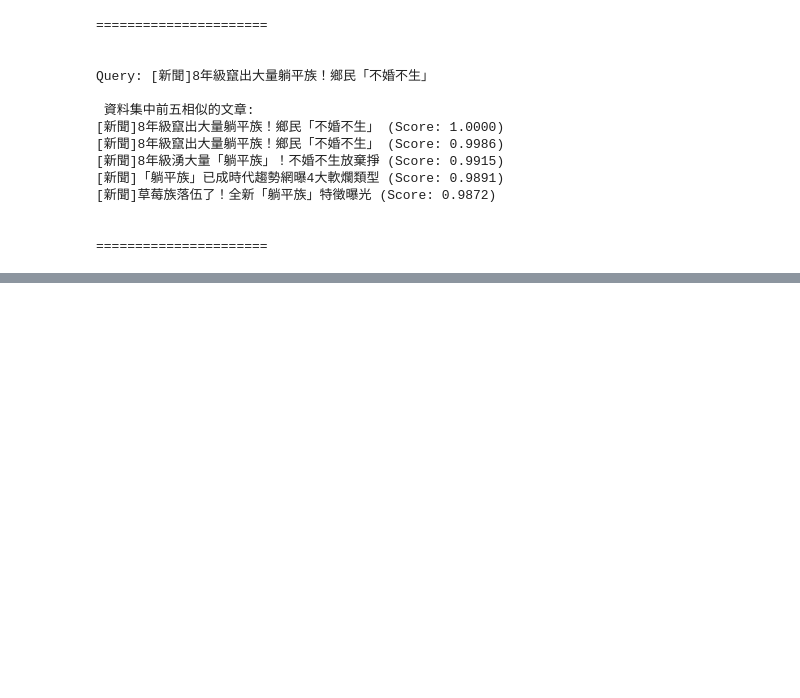
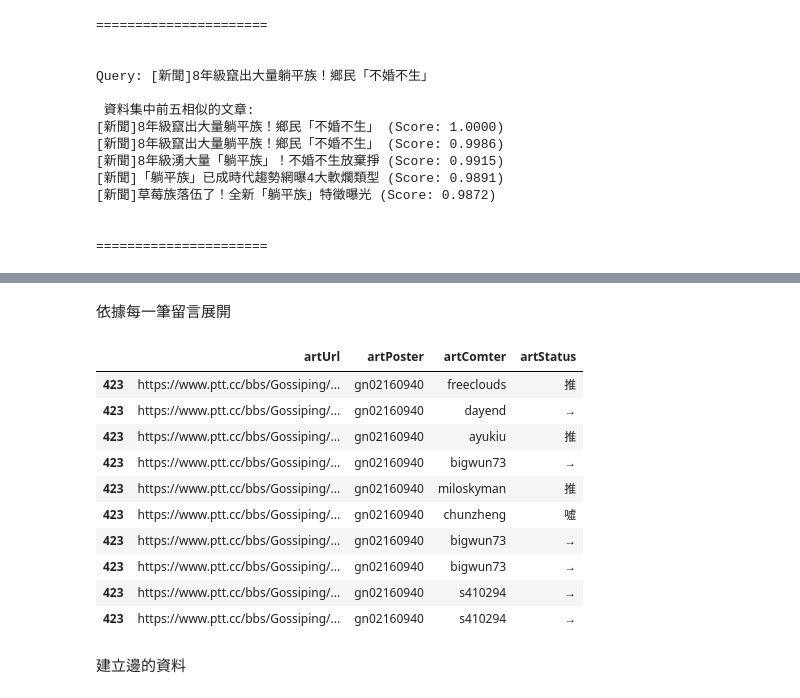
Before and after one commit to BillWu0222/Text_mining, a Jupyter notebook: Lie_Flat_Project/final_project.ipynb, the cells around one changed output, grey strips where cells are left out. Cells and saved outputs as stored; diff of their text form; code cells hidden in the pictures; blank space fills up the shorter version.

```diff
--- a/Lie_Flat_Project/final_project.ipynb
+++ b/Lie_Flat_Project/final_project.ipynb
@@ -98,16 +97,0 @@ Name: count, dtype: int64
-# %%
-ptt = ptt[ptt.artComment != '[]'] # 刪除沒有comment的文章
-
-# 取出 commentContent
-def getComtInfo(com):
-    cmtContent = ""
-    com = eval(com)
-    # print(com)
-    for i in com:
-        # print(i)
-        cmtContent += i['cmtContent']
-    return pd.Series([cmtContent])
-
-
-ptt[['cmtContent']] = ptt['artComment'].apply(lambda r: getComtInfo(r))
-ptt.head(3)
@@ -931,0 +894,3 @@ Query: [新聞]8年級竄出大量躺平族！鄉民「不婚不生」
+# %%
+raw_data=pd.read_csv("./raw_data/Lie-Flat.csv")
+raw_data.head()
@@ -931,0 +904,8 @@ Query: [新聞]8年級竄出大量躺平族！鄉民「不婚不生」
+# %%
+##只取有回覆過的文章
+raw_data = raw_data[raw_data.artComment != '[]']
+
+##由於文章數量較多，顧取其1/30
+raw_data = raw_data.sample(round(raw_data.shape[0]/4))
+print(raw_data.shape)
+raw_data.head()
@@ -931,0 +922,11 @@ Query: [新聞]8年級竄出大量躺平族！鄉民「不婚不生」
+# %%
+def getComtInfo(com):
+  cmters,cmt_statuss = [],[]
+  com = eval(com)
+  for i in com:
+    print(i)
+    cmters.append(i['cmtPoster'])
+    cmt_statuss.append(i['cmtStatus'])
+  return pd.Series([cmters, cmt_statuss])
+
+raw_data[['artComter','artStatus']] = raw_data['artComment'].apply(lambda r: getComtInfo(r))
@@ -931,0 +951,20 @@ Query: [新聞]8年級竄出大量躺平族！鄉民「不婚不生」
+# %% [markdown]
+依據每一筆留言展開
+# %%
+raw_data = raw_data.explode(['artComter','artStatus'])
+social_data = raw_data[['artUrl','artPoster','artComter','artStatus']]
+social_data.head(10)
+# %% [output]
+|  | artUrl | artPoster | artComter | artStatus |
+| 423 | https://www.ptt.cc/bbs/Gossiping/... | gn02160940 | freeclouds | 推 |
+| 423 | https://www.ptt.cc/bbs/Gossiping/... | gn02160940 | dayend | → |
+| 423 | https://www.ptt.cc/bbs/Gossiping/... | gn02160940 | ayukiu | 推 |
+| 423 | https://www.ptt.cc/bbs/Gossiping/... | gn02160940 | bigwun73 | → |
+| 423 | https://www.ptt.cc/bbs/Gossiping/... | gn02160940 | miloskyman | 推 |
+| 423 | https://www.ptt.cc/bbs/Gossiping/... | gn02160940 | chunzheng | 噓 |
+| 423 | https://www.ptt.cc/bbs/Gossiping/... | gn02160940 | bigwun73 | → |
+| 423 | https://www.ptt.cc/bbs/Gossiping/... | gn02160940 | bigwun73 | → |
+| 423 | https://www.ptt.cc/bbs/Gossiping/... | gn02160940 | s410294 | → |
+| 423 | https://www.ptt.cc/bbs/Gossiping/... | gn02160940 | s410294 | → |
+# %% [markdown]
+建立邊的資料
```
Also changed, not shown: parts of 59 cells of this notebook, 4 other files.
